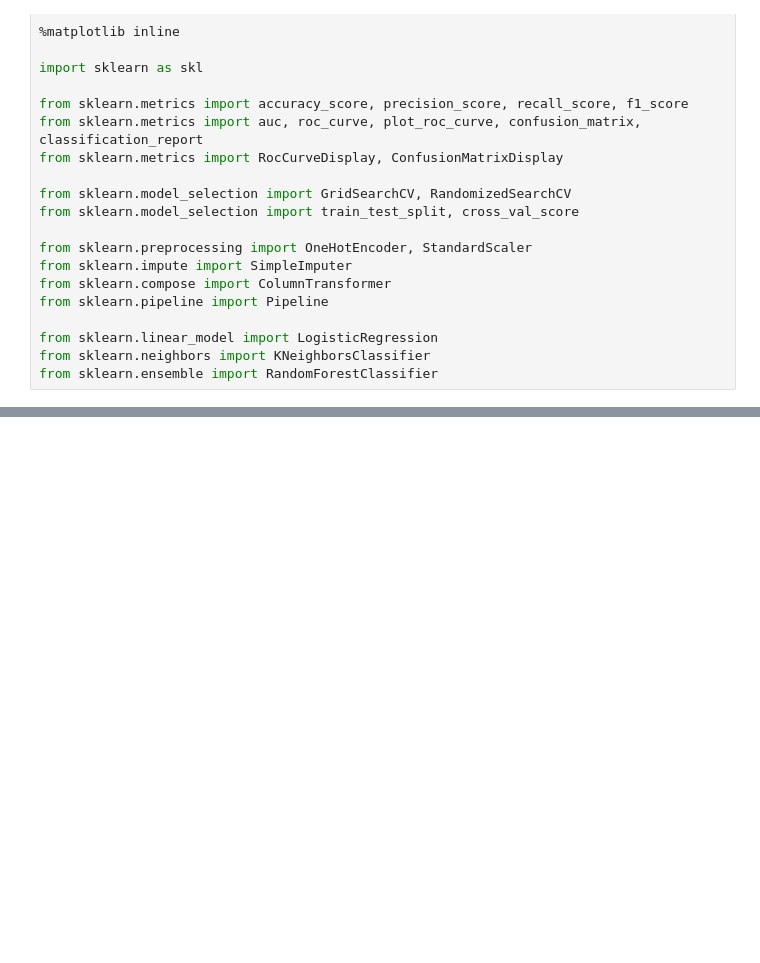
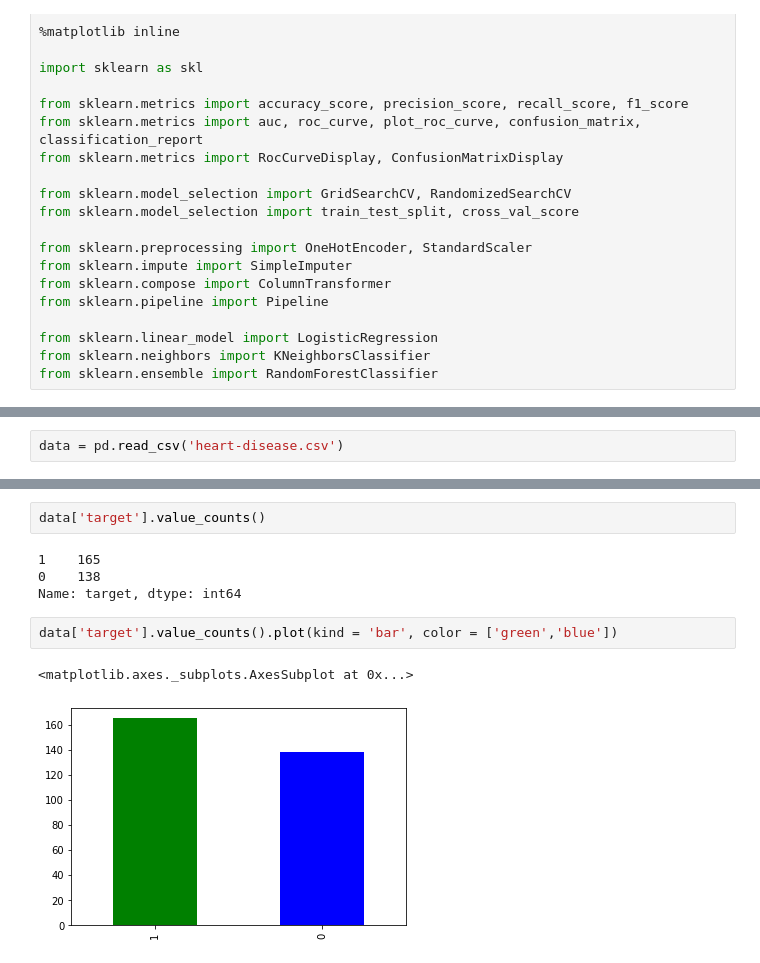
Before and after one commit to eMIKARp/Supervised_Learning_Classification_Problem, a Jupyter notebook: Supervised_Learning_Classification_Project.ipynb, the cells around one changed output, grey strips where cells are left out. Saved outputs shown, nothing was run; the diff lists cells and outputs as text; blank space fills up the shorter version.

Commit message:
Performed simple exploratory data analysis

```diff
--- a/Supervised_Learning_Classification_Project.ipynb
+++ b/Supervised_Learning_Classification_Project.ipynb
@@ -41,0 +42,2 @@ heart-disease.csv   100%[===================>]  11.06K  --.-KB/s    in 0s
+# %%
+data = pd.read_csv('heart-disease.csv')
@@ -41,0 +77,11 @@ heart-disease.csv   100%[===================>]  11.06K  --.-KB/s    in 0s
+# %%
+data['target'].value_counts()
+# %% [output]
+1    165
+0    138
+Name: target, dtype: int64
+# %%
+data['target'].value_counts().plot(kind = 'bar', color = ['green','blue'])
+# %% [output]
+<matplotlib.axes._subplots.AxesSubplot at 0x...>
+[figure, added]
```
Also changed, not shown: parts of 13 cells of this notebook.
